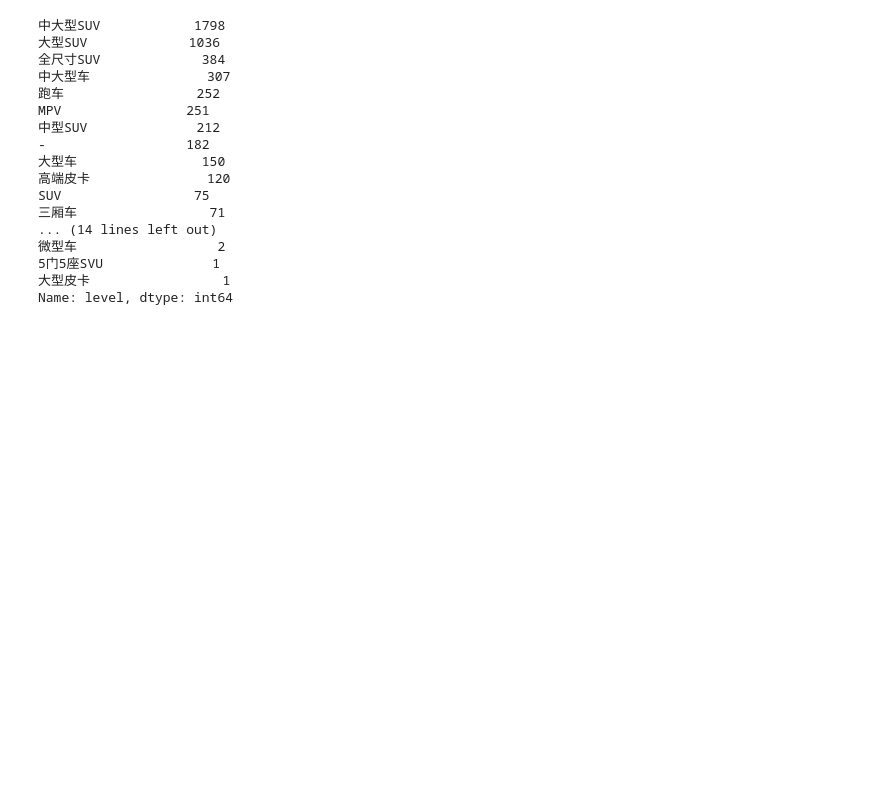
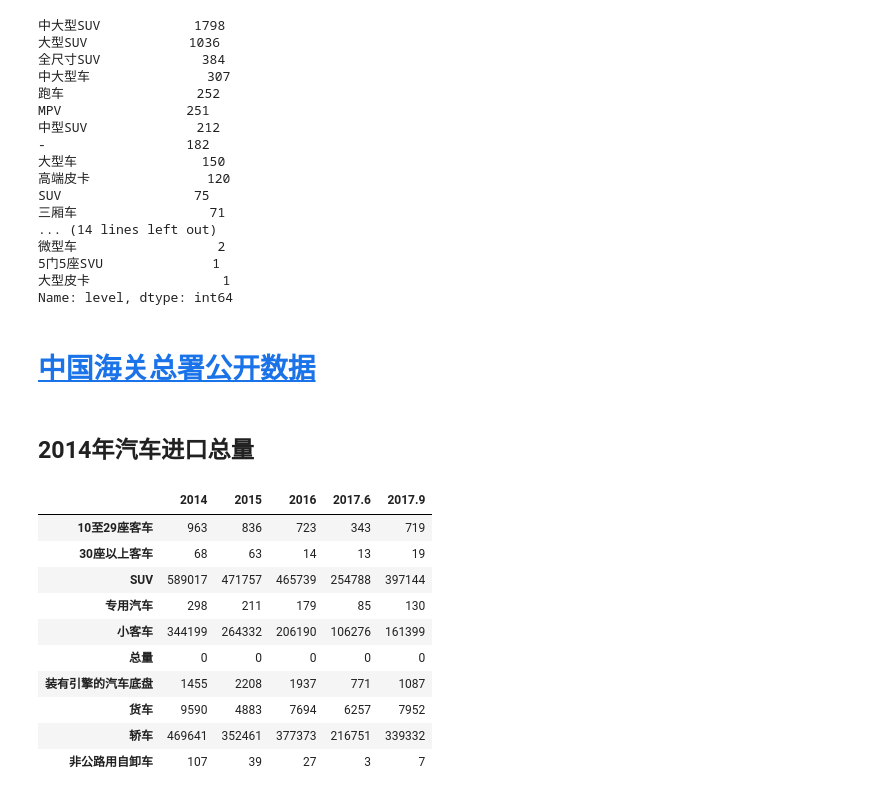
Before and after one commit to minibear0523/ParallelImportCarsResearch, a Jupyter notebook: source/ParallelImportCarsData.ipynb, the cells around one changed output. Saved outputs shown, nothing was run; the diff lists cells and outputs as text; code cells hidden in the pictures; blank space fills up the shorter version.

```diff
--- a/source/ParallelImportCarsData.ipynb
+++ b/source/ParallelImportCarsData.ipynb
@@ -179,3 +179,7 @@ SUV                 75
 5门5座SVU              1
 大型皮卡                 1
 Name: level, dtype: int64
+# %% [markdown]
+# [中国海关总署公开数据](http://www.customs.gov.cn/)
+# %% [markdown]
+## 2014年汽车进口总量
@@ -181,0 +252,14 @@ Name: level, dtype: int64
+# %%
+import_cars_2014_2017_df
+# %% [output]
+|  | 2014 | 2015 | 2016 | 2017.6 | 2017.9 |
+| 10至29座客车 | 963 | 836 | 723 | 343 | 719 |
+| 30座以上客车 | 68 | 63 | 14 | 13 | 19 |
+| SUV | 589017 | 471757 | 465739 | 254788 | 397144 |
+| 专用汽车 | 298 | 211 | 179 | 85 | 130 |
+| 小客车 | 344199 | 264332 | 206190 | 106276 | 161399 |
+| 总量 | 0 | 0 | 0 | 0 | 0 |
+| 装有引擎的汽车底盘 | 1455 | 2208 | 1937 | 771 | 1087 |
+| 货车 | 9590 | 4883 | 7694 | 6257 | 7952 |
+| 轿车 | 469641 | 352461 | 377373 | 216751 | 339332 |
+| 非公路用自卸车 | 107 | 39 | 27 | 3 | 7 |
```
Also changed, not shown: parts of 21 cells of this notebook, 6 other files.
